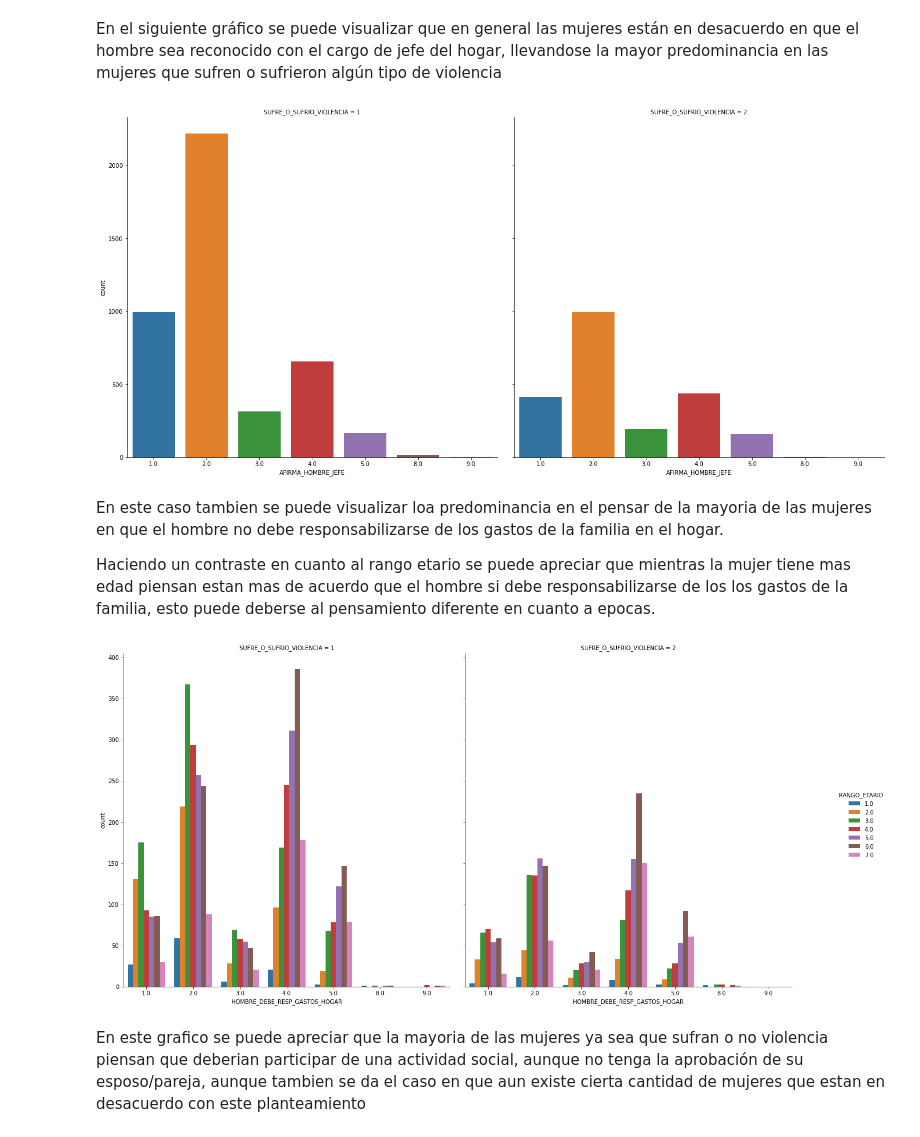
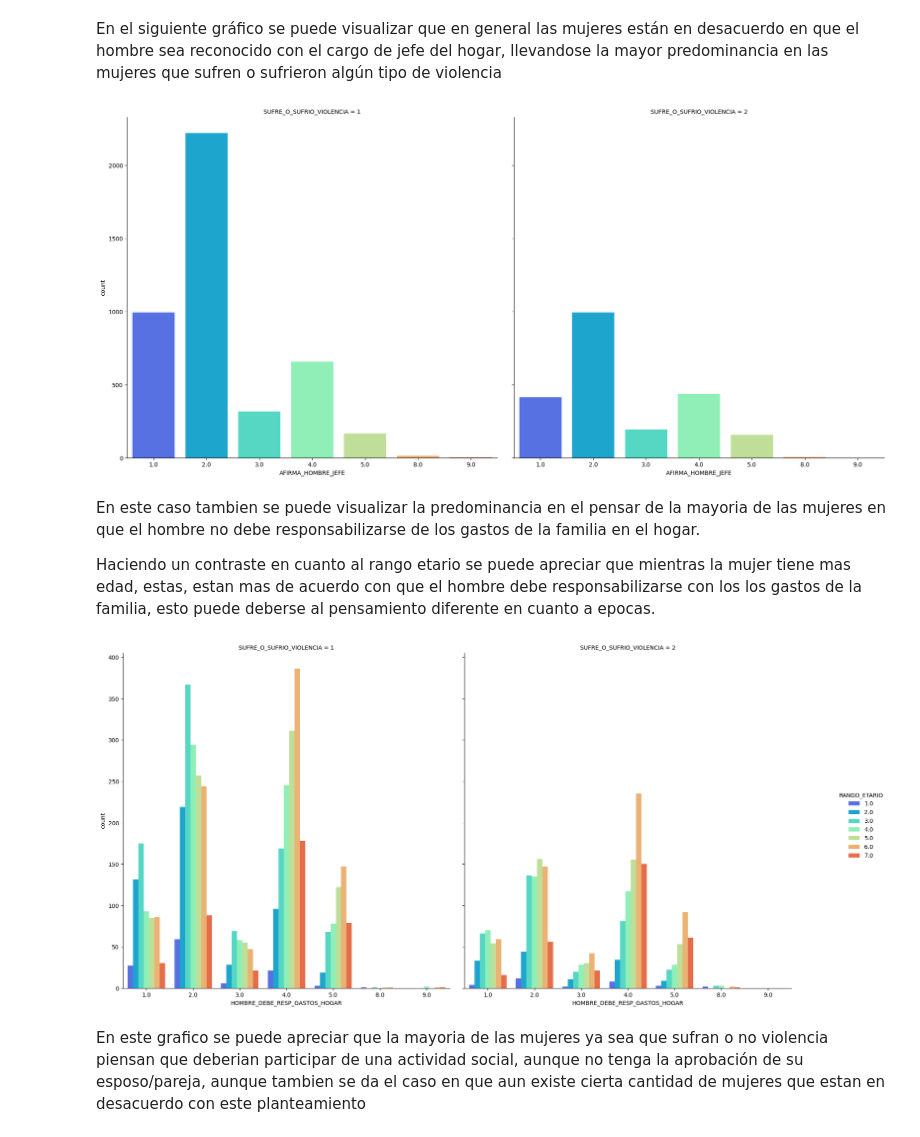
Before and after one commit to LunaGarces/Proyecto_Intro_Cn_Datos, a Jupyter notebook: Analisis y Construcción.ipynb, the cells around one changed output. Drawn from its saved outputs; the diff is of its cells as text; code cells hidden in the pictures.

```diff
--- a/Analisis y Construcción.ipynb
+++ b/Analisis y Construcción.ipynb
@@ -259,7 +259,7 @@ plt.show()
 # %%
 cols = ['VIOLENCIA_PUBLICA',
         'VIOLENCIA_PUBLICA_NINEZ',
-        'VILENCIA_PUBLICA_VIDA' ,
+        'VIOLENCIA_PUBLICA_VIDA' ,
         'VIOLENCIA_LABORAL_ANIO',
         'VIOLENCIA_LABORAL_NINEZ',
         'VIOLENCIA_LABORAL_VIDA',
@@ -313,21 +313,21 @@ data_violencia.head()
 # %% [markdown]
 En el siguiente gráfico se puede visualizar que en general las mujeres están en desacuerdo en que el hombre sea reconocido con el cargo de jefe del hogar, llevandose la mayor predominancia en las mujeres que sufren o sufrieron algún tipo de violencia
 # %%
-ax = sns.catplot(x='AFIRMA_HOMBRE_JEFE', col = 'SUFRE_O_SUFRIO_VIOLENCIA', data= data_violencia, kind = 'count')
+ax = sns.catplot(x='AFIRMA_HOMBRE_JEFE', col = 'SUFRE_O_SUFRIO_VIOLENCIA', data= data_violencia, kind = 'count', palette='rainbow')
 ax.fig.set_figwidth(20)
 ax.fig.set_figheight(10)
 # %% [output]
-[figure, old version]
+[figure, new version]
 # %% [markdown]
-En este caso tambien se puede visualizar loa predominancia en el pensar de la mayoria de las mujeres en que el hombre no debe responsabilizarse de los gastos de  la familia en el hogar.
+En este caso tambien se puede visualizar la predominancia en el pensar de la mayoria de las mujeres en que el hombre no debe responsabilizarse de los gastos de  la familia en el hogar.
 
-Haciendo un contraste en cuanto al rango etario se puede apreciar que mientras la mujer tiene mas edad piensan estan mas de acuerdo que el hombre si debe responsabilizarse de los los gastos de la familia, esto puede deberse al pensamiento diferente en cuanto a epocas.
+Haciendo un contraste en cuanto al rango etario se puede apreciar que mientras la mujer tiene mas edad, estas, estan mas de acuerdo con que el hombre debe responsabilizarse con los los gastos de la familia, esto puede deberse al pensamiento diferente en cuanto a epocas.
 # %%
-ax = sns.catplot(x='HOMBRE_DEBE_RESP_GASTOS_HOGAR',  hue = 'RANGO_ETARIO', col = 'SUFRE_O_SUFRIO_VIOLENCIA', data= data_violencia, kind = 'count')
+ax = sns.catplot(x='HOMBRE_DEBE_RESP_GASTOS_HOGAR',  hue = 'RANGO_ETARIO', col = 'SUFRE_O_SUFRIO_VIOLENCIA', data= data_violencia, kind = 'count',  palette='rainbow')
 ax.fig.set_figwidth(20)
 ax.fig.set_figheight(10)
 # %% [output]
-[figure, old version]
+[figure, new version]
 # %% [markdown]
 En este grafico se puede apreciar que la mayoria de las mujeres ya sea que sufran o no violencia piensan que deberian participar de una actividad social, aunque no tenga la aprobación de su esposo/pareja, aunque tambien se da el caso en que aun existe cierta cantidad de mujeres que estan en desacuerdo con este planteamiento
 # %%
```
Also changed, not shown: parts of 6 cells of this notebook.
